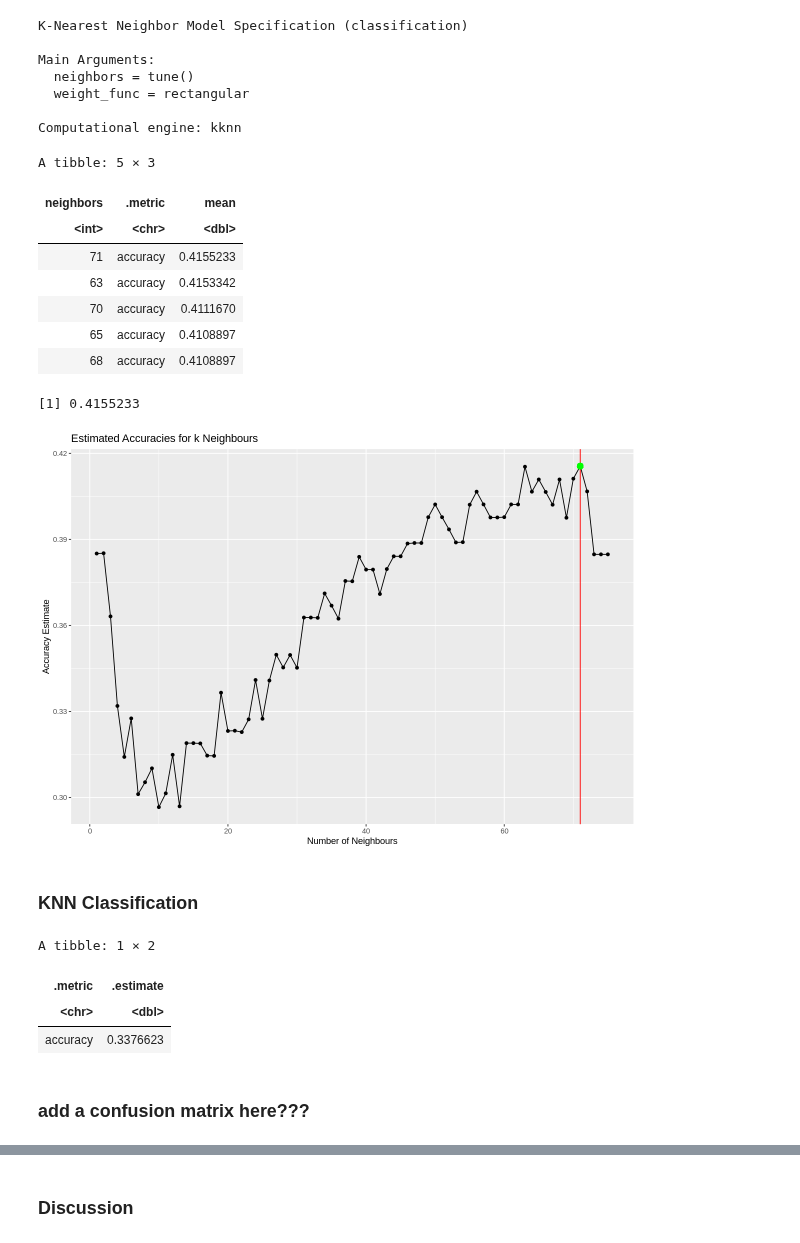
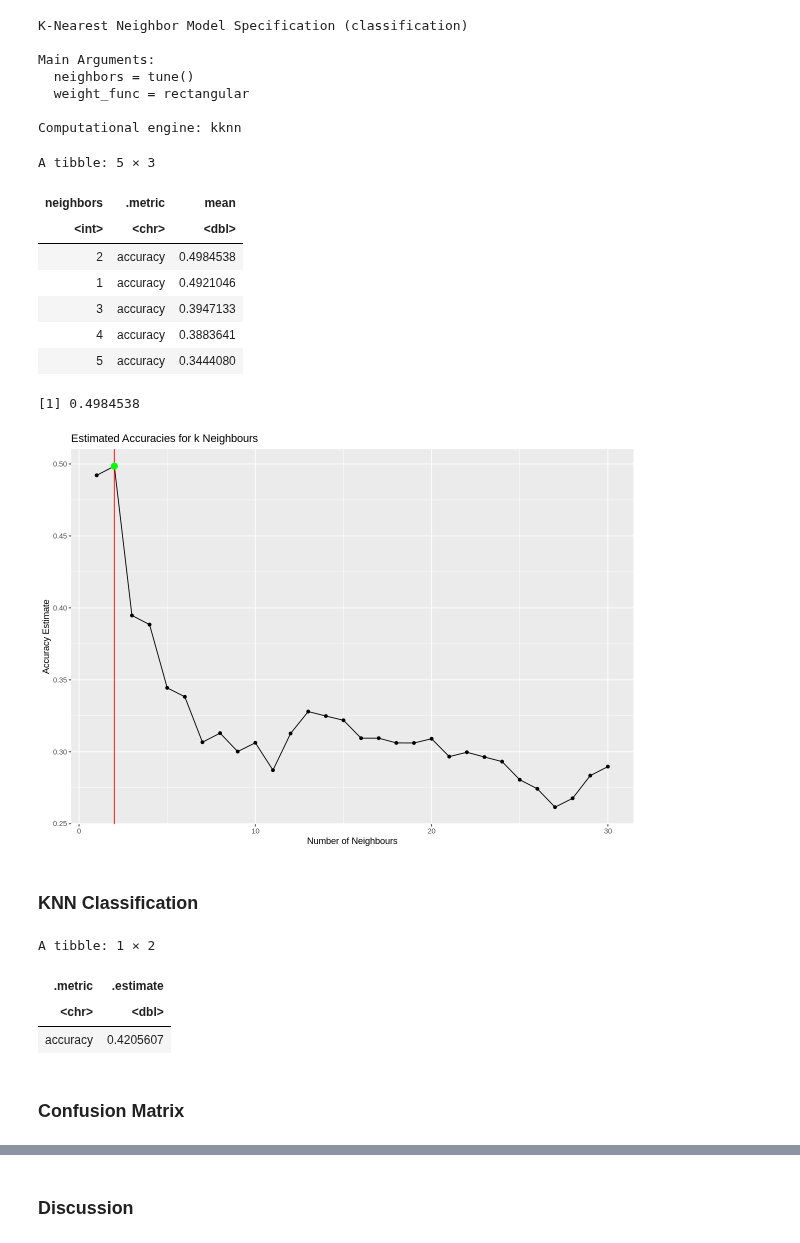
Before and after one commit to drkchu/chest-pain-classification, a Jupyter notebook: heart_disease.ipynb, the cells around one changed output, grey strips where cells are left out. Saved outputs shown, nothing was run; the diff lists cells and outputs as text; code cells hidden in the pictures.

Commit message:
Combined two datasets, rewrote the methods part, add some comments

```diff
--- a/heart_disease.ipynb
+++ b/heart_disease.ipynb
@@ -82,15 +82,28 @@ Registered S3 method overwritten by 'GGally':
 # %%
 # Loading the dataset
 url <- "https://archive.ics.uci.edu/ml/machine-learning-databases/heart-disease/processed.cleveland.data"
-heart_disease_data <- read_csv(url, col_names = FALSE, na = c("?")) |>
+heart_disease_data_cl <- read_csv(url, col_names = FALSE, na = c("?")) |>
     setNames(c("age", "sex", "cp", "trestbps", "chol", "fbs", "restecg", "thalach", "exang", "oldpeak", "slope", "ca", "thal", "num")) |>
     mutate(cp = as_factor(cp)) |>
     drop_na(trestbps) |>
     drop_na(thalach) |>
     filter(trestbps != 0) |>
     filter(thalach != 0)
-# Only showing the first five rows
-head(heart_disease_data, n = 5)
+#Cleveland's heart disease dataset
+
+url <- "https://archive.ics.uci.edu/ml/machine-learning-databases/heart-disease/processed.switzerland.data"
+heart_disease_data_sw <- read_csv(url, col_names = FALSE, na = c("?")) |>
+    setNames(c("age", "sex", "cp", "trestbps", "chol", "fbs", "restecg", "thalach", "exang", "oldpeak", "slope", "ca", "thal", "num")) |>
+    mutate(cp = as_factor(cp)) |>
+    drop_na(trestbps) |>
+    drop_na(thalach) |>
+    filter(trestbps != 0) |>
+    filter(thalach != 0)
+#Switzerland's heart disease dataset
+
+heart_disease_combined_dataset <- rbind(heart_disease_data_cl, heart_disease_data_sw) # use rbind to combine the two datasets
+heart_disease_data <- heart_disease_combined_dataset
+head(heart_disease_data, n = 5)#Only shows 5 rows of the dataset
 # %% [output]
 Rows: 303 Columns: 14
 ── Column specification ────────────────────────────────────────────────────────
@@ -316,7 +313,7 @@ Computational engine: kknn
 set.seed(1)
 #Perform 5-fold cross-validation to choose best k
 hd_vfold <- vfold_cv(heart_disease_train, v = 5, strata = cp)
-gridvals <- tibble(neighbors = seq(1, 75))
+gridvals <- tibble(neighbors = seq(1,30))
 
 hd_results <- workflow() |>
     add_recipe(heart_disease_recipe) |>
@@ -334,11 +331,11 @@ best_estimated_accuracy
 A tibble: 5 × 3
 | neighbors | .metric | mean |
 | <int> | <chr> | <dbl> |
-| 71 | accuracy | 0.4155233 |
-| 63 | accuracy | 0.4153342 |
-| 70 | accuracy | 0.4111670 |
-| 65 | accuracy | 0.4108897 |
-| 68 | accuracy | 0.4108897 |
+| 2 | accuracy | 0.4984538 |
+| 1 | accuracy | 0.4921046 |
+| 3 | accuracy | 0.3947133 |
+| 4 | accuracy | 0.3883641 |
+| 5 | accuracy | 0.3444080 |
 # %%
 Best_k<- best_estimated_accuracy|>
     select(neighbors:mean)|>
@@ -346,33 +343,25 @@ Best_k<- best_estimated_accuracy|>
     pull()
 Best_k
 # %% [output]
-[1] 0.4155233
+[1] 0.4984538
 # %%
 # plot out and look at which value of k is the best
-
-# cross_val_plot <- hd_results |> # commented this out for now
-#     ggplot(aes(x = neighbors, y = mean)) +
-#     geom_point() +
-#     geom_line() +
-#     labs(x = "K value", y = "Accuracy Estimate", title = "Estimated Accuracies for k Neighbours") +
-#     scale_x_continuous(limits = c(1, 50)) +
-#     theme(text = element_text(size = 14))
 
 cross_val_plot <- hd_results |>
     ggplot(aes(x = neighbors, y = mean)) +
     geom_point() +
     geom_line() +
-    geom_vline(xintercept = 71, colour = "red") +
-    geom_point(aes(x = 71, y = Best_k), size = 3, colour = "green") +
+    geom_vline(xintercept = 2, colour = "red") +
+    geom_point(aes(x = 2, y = Best_k), size = 3, colour = "green") +
     labs(x = "Number of Neighbours", y = "Accuracy Estimate", title = "Estimated Accuracies for k Neighbours")
 cross_val_plot
 # %% [output]
-[figure, old version]
+[figure, new version]
 # %% [markdown]
 ### KNN Classification
 # %%
 set.seed(1)
-knn_best_spec <- nearest_neighbor(weight_func = "rectangular", neighbors = 71) %>%
+knn_best_spec <- nearest_neighbor(weight_func = "rectangular", neighbors = 2) %>%
     set_engine("kknn") %>%
     set_mode("classification")
 
@@ -393,9 +382,9 @@ heart_disease_accuracy
 A tibble: 1 × 2
 | .metric | .estimate |
 | <chr> | <dbl> |
-| accuracy | 0.3376623 |
+| accuracy | 0.4205607 |
 # %% [markdown]
-### add a confusion matrix here???
+### Confusion Matrix
 # %%
 hd_cm <- heart_disease_predictions %>%
     conf_mat(truth = cp, estimate = .pred_class)
```
Also changed, not shown: parts of 23 cells of this notebook.
